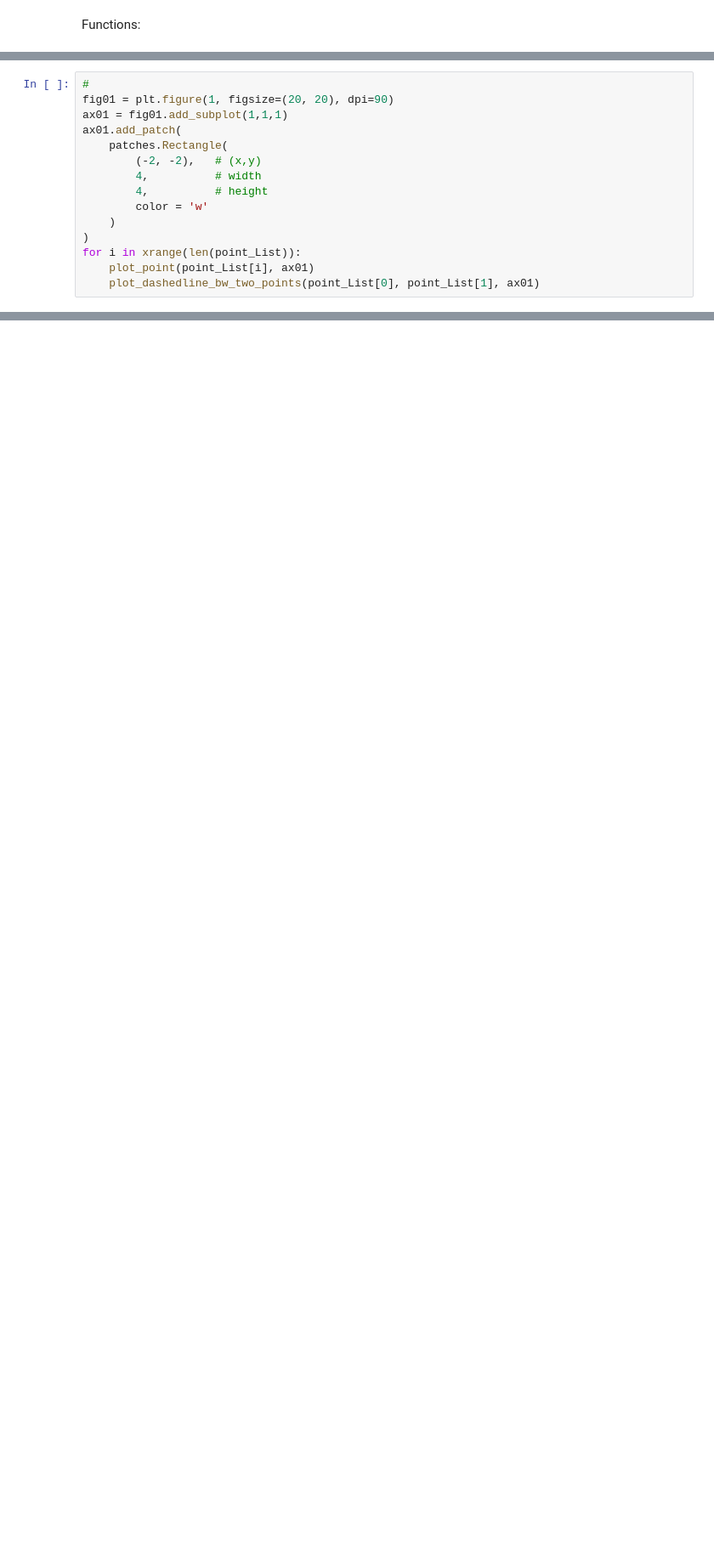
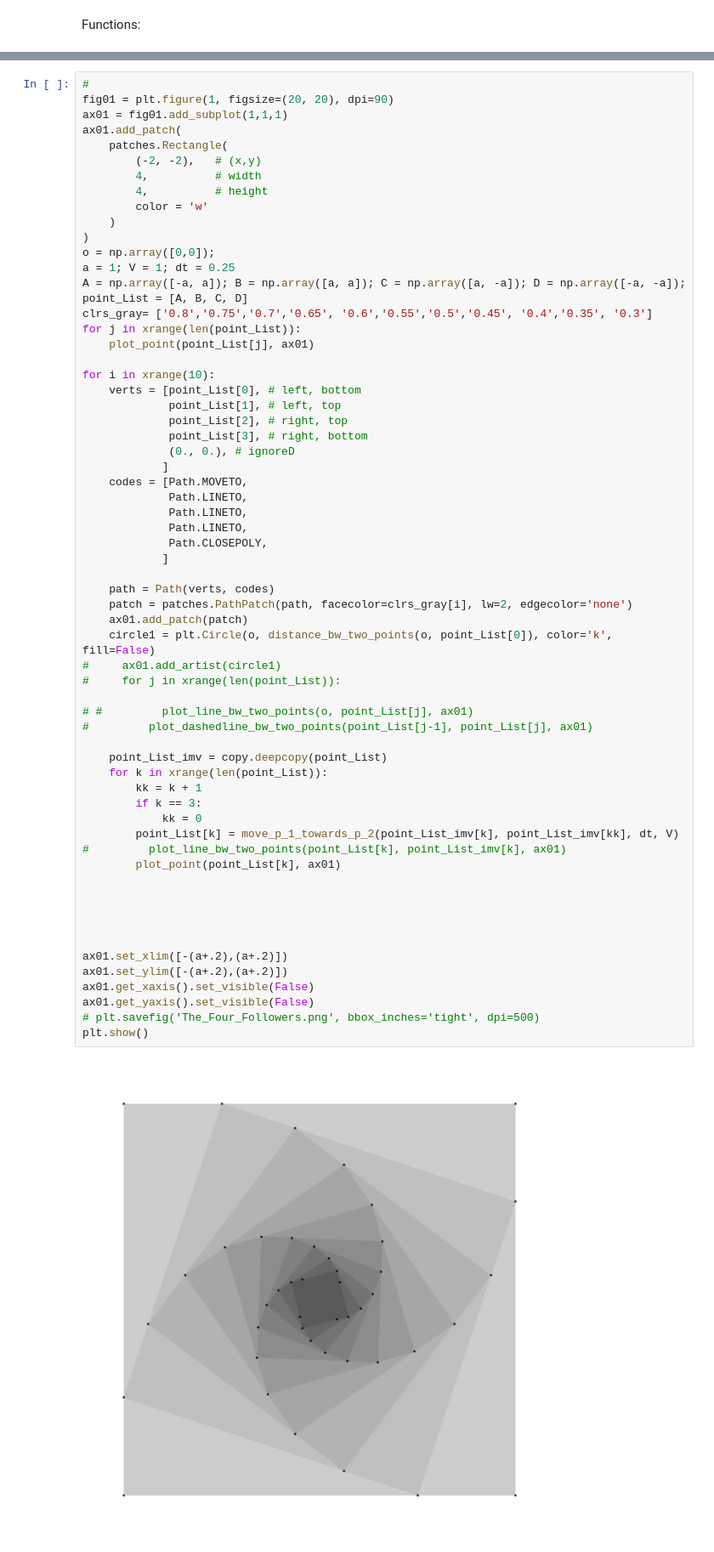
Before and after one commit to amirhamini/Geometry, a Jupyter notebook: The-Followers.ipynb, the cells around one changed output, grey strips where cells are left out. Shown at 85% size. Drawn from its saved outputs; the diff is of its cells as text; blank space fills up the shorter version.

Commit message:
Four is complete added

```diff
--- a/The-Followers.ipynb
+++ b/The-Followers.ipynb
@@ -41,15 +44,0 @@ point_List = [A, B, C, D]
-# %%
-#
-fig01 = plt.figure(1, figsize=(20, 20), dpi=90)
-ax01 = fig01.add_subplot(1,1,1)
-ax01.add_patch(
-    patches.Rectangle(
-        (-2, -2),   # (x,y)
-        4,          # width
-        4,          # height
-        color = 'w'
-    )
-)
-for i in xrange(len(point_List)):
-    plot_point(point_List[i], ax01)
-    plot_dashedline_bw_two_points(point_List[0], point_List[1], ax01)
@@ -60,0 +45,65 @@ could not convert string to float: --k
+# %%
+#
+fig01 = plt.figure(1, figsize=(20, 20), dpi=90)
+ax01 = fig01.add_subplot(1,1,1)
+ax01.add_patch(
+    patches.Rectangle(
+        (-2, -2),   # (x,y)
+        4,          # width
+        4,          # height
+        color = 'w'
+    )
+)
+o = np.array([0,0]);
+a = 1; V = 1; dt = 0.25
+A = np.array([-a, a]); B = np.array([a, a]); C = np.array([a, -a]); D = np.array([-a, -a]);
+point_List = [A, B, C, D]
+clrs_gray= ['0.8','0.75','0.7','0.65', '0.6','0.55','0.5','0.45', '0.4','0.35', '0.3']
+for j in xrange(len(point_List)):
+    plot_point(point_List[j], ax01)
+
+for i in xrange(10):
+    verts = [point_List[0], # left, bottom
+             point_List[1], # left, top
+             point_List[2], # right, top
+             point_List[3], # right, bottom
+             (0., 0.), # ignoreD
+            ]
+    codes = [Path.MOVETO,
+             Path.LINETO,
+             Path.LINETO,
+             Path.LINETO,
+             Path.CLOSEPOLY,
+            ]
+
+    path = Path(verts, codes)
+    patch = patches.PathPatch(path, facecolor=clrs_gray[i], lw=2, edgecolor='none')
+    ax01.add_patch(patch)
+    circle1 = plt.Circle(o, distance_bw_two_points(o, point_List[0]), color='k', fill=False)
+#     ax01.add_artist(circle1)
+#     for j in xrange(len(point_List)):
+
+# #         plot_line_bw_two_points(o, point_List[j], ax01)
+#         plot_dashedline_bw_two_points(point_List[j-1], point_List[j], ax01)
+
+    point_List_imv = copy.deepcopy(point_List)
+    for k in xrange(len(point_List)):
+        kk = k + 1
+        if k == 3:
+            kk = 0
+        point_List[k] = move_p_1_towards_p_2(point_List_imv[k], point_List_imv[kk], dt, V)
+#         plot_line_bw_two_points(point_List[k], point_List_imv[k], ax01)
+        plot_point(point_List[k], ax01)
+
+
+
+
+
+ax01.set_xlim([-(a+.2),(a+.2)])
+ax01.set_ylim([-(a+.2),(a+.2)])
+ax01.get_xaxis().set_visible(False)
+ax01.get_yaxis().set_visible(False)
+# plt.savefig('The_Four_Followers.png', bbox_inches='tight', dpi=500)
+plt.show()
+# %% [output]
+[figure, added]
```
Also changed, not shown: parts of 6 cells of this notebook, 1 other file.
